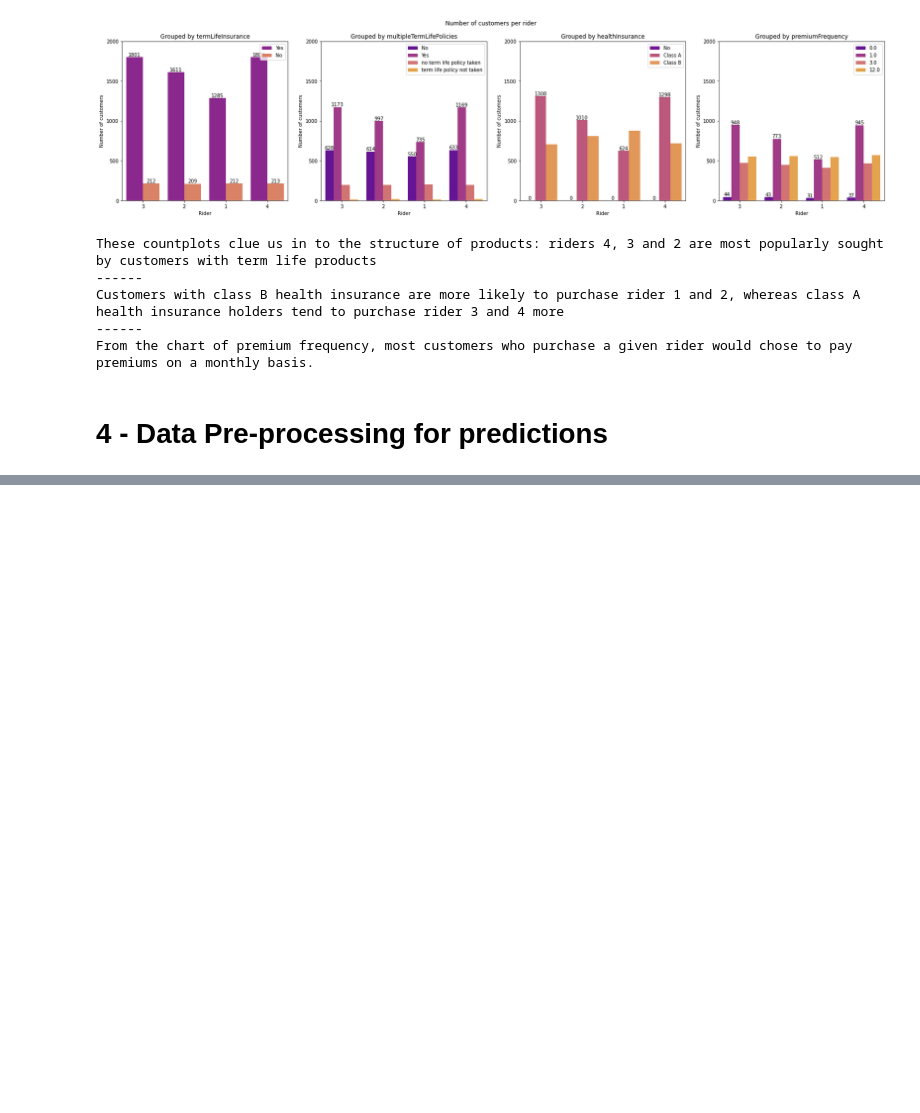
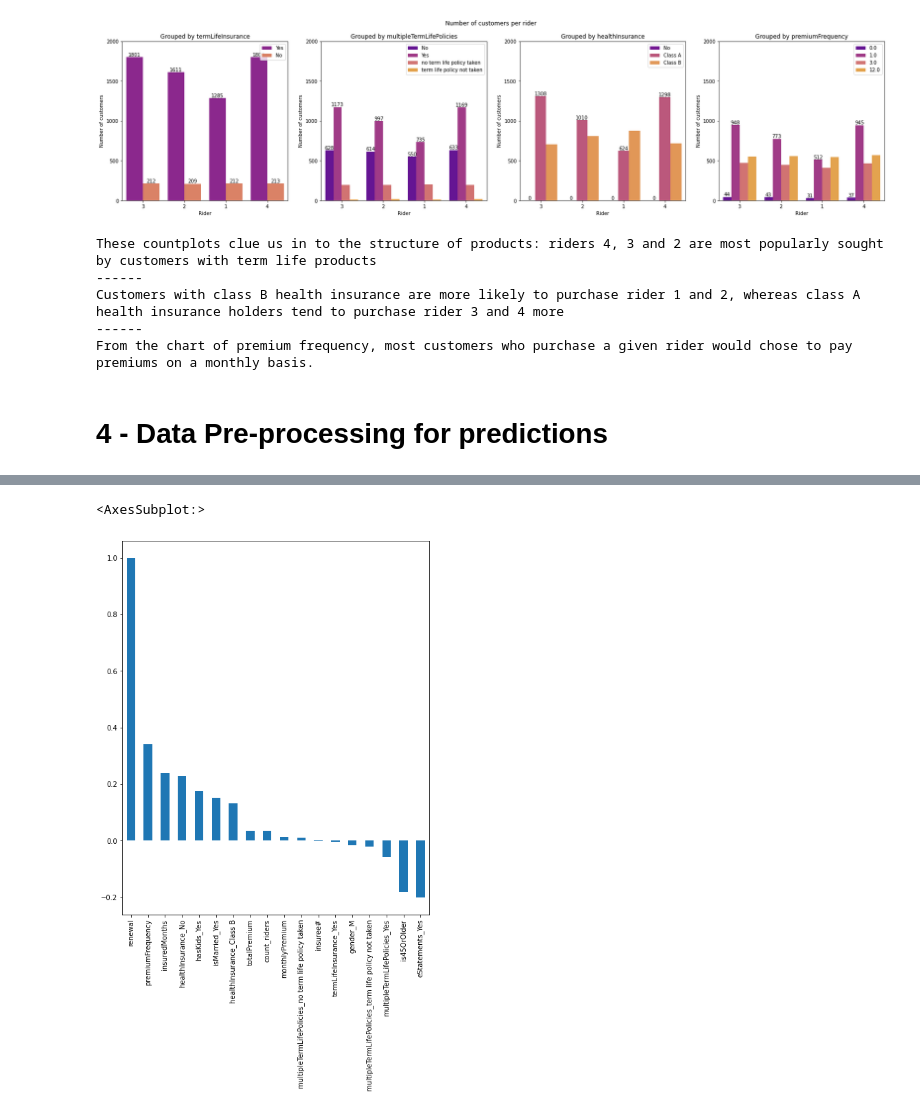
Before and after one commit to Tat-sheng/govtech_vica, a Jupyter notebook: VICA_tatsheng.ipynb, the cells around one changed output, grey strips where cells are left out. Drawn from its saved outputs; the diff is of its cells as text; code cells hidden in the pictures; blank space fills up the shorter version.

```diff
--- a/VICA_tatsheng.ipynb
+++ b/VICA_tatsheng.ipynb
@@ -285,0 +369,7 @@ New categorical fields:
+# %%
+# Show which variables are most correlated to renewal
+plt.figure(figsize=(8,10))
+train_corr.corr()['renewal'].sort_values(ascending = False).plot(kind='bar')
+# %% [output]
+<AxesSubplot:>
+[figure, added]
```
Also changed, not shown: parts of 14 cells of this notebook.
